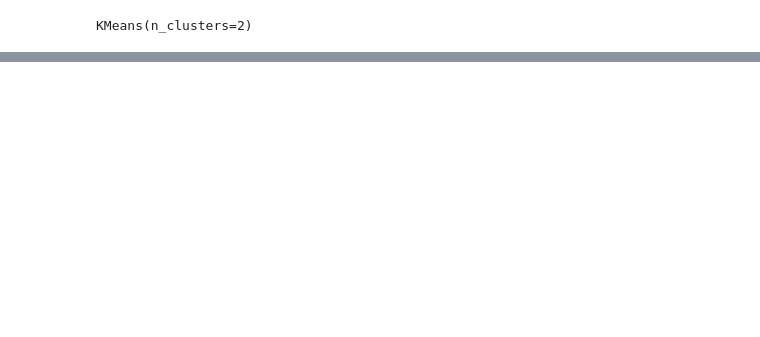
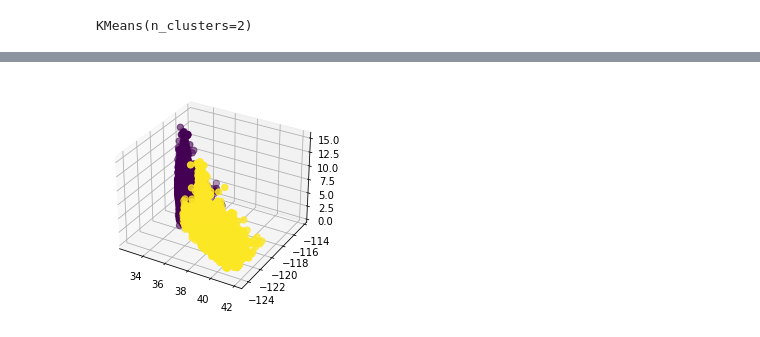
Before and after one commit to easyundercover/k-means-project-tutorial, a Jupyter notebook: src/explore.ipynb, the cells around one changed output, grey strips where cells are left out. Cells and saved outputs as stored; diff of their text form; code cells hidden in the pictures; blank space fills up the shorter version.

```diff
--- a/src/explore.ipynb
+++ b/src/explore.ipynb
@@ -227,0 +184,12 @@ sns.relplot(x='Latitude', y='Longitude', data=df2, kind='scatter', size = 'MedIn
+# %%
+fig = plt.figure()
+ax = fig.add_subplot(111, projection='3d')
+x = np.array(df2['Latitude'])
+y = np.array(df2['Longitude'])
+z = np.array(df2['MedInc'])
+
+ax.scatter(x,y,z, c=df2["Cluster"], s=40)
+
+plt.show()
+# %% [output]
+[figure, added]
```
Also changed, not shown: parts of 14 cells of this notebook, 2 other files.
